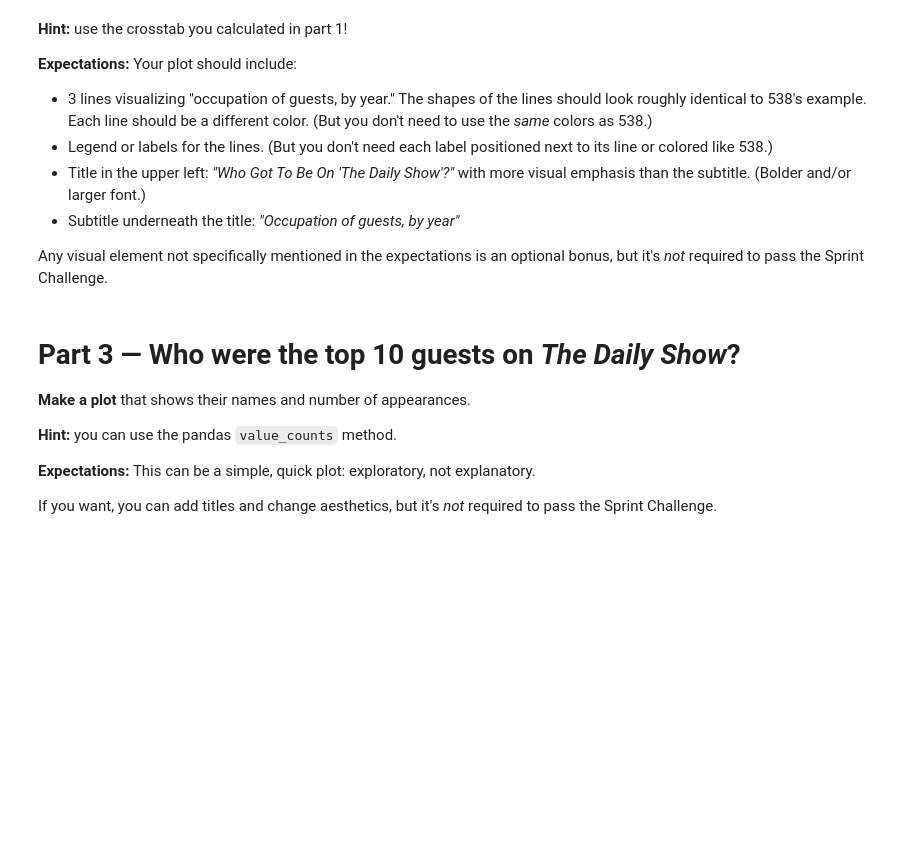
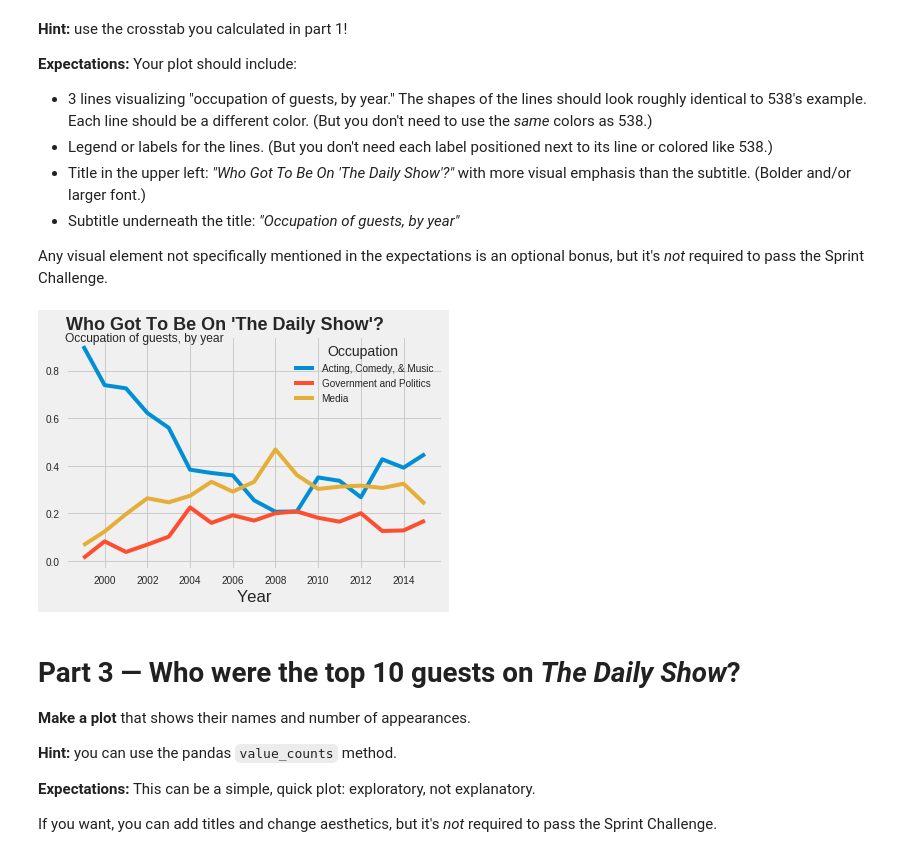
Before and after one commit to bloominstituteoftechnology/DS-Sprint-02-Storytelling-With-Data, a Jupyter notebook: DS_Unit_1_Sprint_Challenge_2.ipynb, the cells around one changed output. Drawn from its saved outputs; the diff is of its cells as text; code cells hidden in the pictures; blank space fills up the shorter version.

```diff
--- a/DS_Unit_1_Sprint_Challenge_2.ipynb
+++ b/DS_Unit_1_Sprint_Challenge_2.ipynb
@@ -102,6 +102,33 @@ display(example)
 - Subtitle underneath the title: _"Occupation of guests, by year"_
 
 Any visual element not specifically mentioned in the expectations is an optional bonus, but it's _not_ required to pass the Sprint Challenge.
+# %%
+# Data
+year_occupation_3 = year_occupation.drop('Other', axis=1)
+
+# Plot
+plt.style.use('fivethirtyeight')
+# fig, ax = plt.subplots(figsize=(8, 5))
+
+# Initial plot
+ax = year_occupation_3.plot.line();
+
+# Title
+ax.set_title("Who Got To Be On 'The Daily Show'?",
+             loc='left', fontsize=18, fontweight='bold')
+plt.suptitle('Occupation of guests, by year', x=0.26, y=0.89, fontsize=12);
+
+
+# Line for ACM
+# ax = year_occupation_3['Acting, Comedy, & Music'].plot.line()
+
+# Line for GP
+# ax_1 = year_occupation_3['Government and Politics'].plot.line()
+
+# Line for Media
+# ax_2 = year_occupation_3['Media'].plot.line()
+# %% [output]
+[figure, added]
 # %% [markdown]
 # Part 3 — Who were the top 10 guests on _The Daily Show_?
 
```
